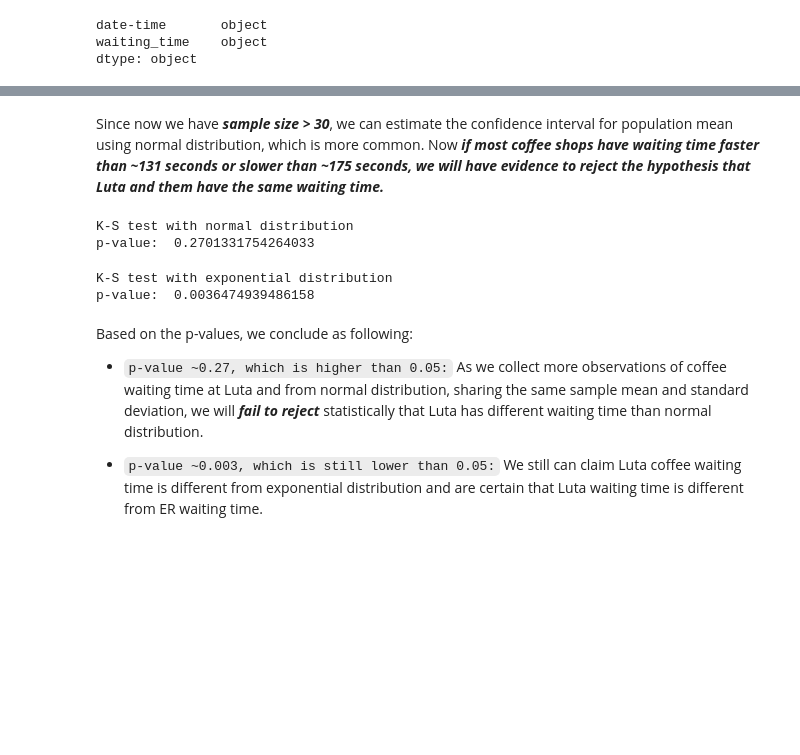
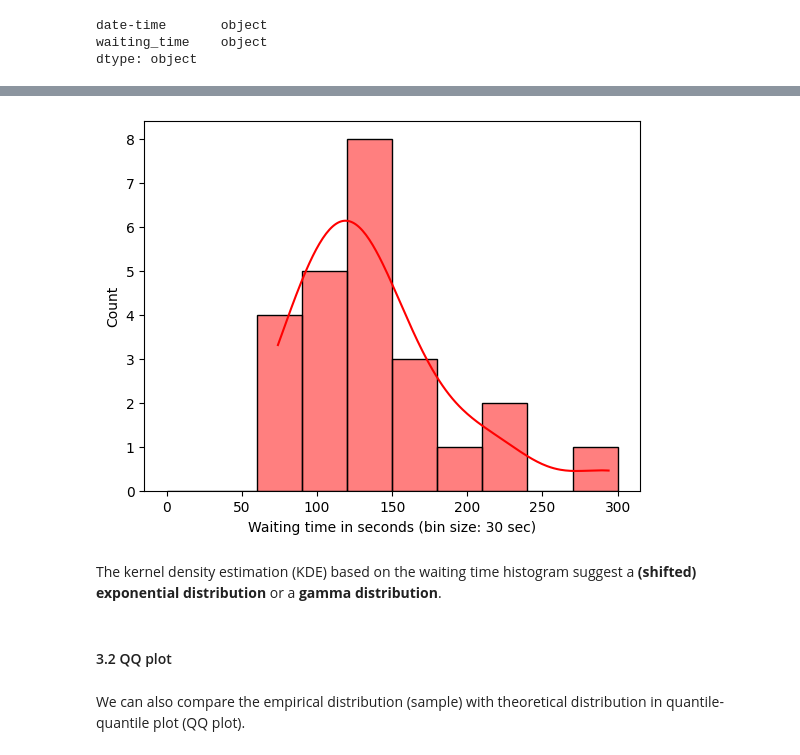
Before and after one commit to danicychao/Luta_waiting_time_hypothesis, a Jupyter notebook: luta_waiting_time_statistical_analysis.ipynb, the cells around one changed output, grey strips where cells are left out. Saved outputs shown, nothing was run; the diff lists cells and outputs as text; code cells hidden in the pictures; blank space fills up the shorter version.

```diff
--- a/luta_waiting_time_statistical_analysis.ipynb
+++ b/luta_waiting_time_statistical_analysis.ipynb
@@ -197,2 +115,0 @@ The 95%-confidence interval for the population mean of new mock sample is in the
-# %% [markdown]
-Since now we have ***sample size > 30***, we can estimate the confidence interval for population mean using normal distribution, which is more common. Now ***if most coffee shops have waiting time faster than ~131 seconds or slower than ~175 seconds, we will have evidence to reject the hypothesis that Luta and them have the same waiting time.***
@@ -204,17 +116,12 @@ def KS_report(sample_kde_points, dist_mock):
-# %%
-print('K-S test with normal distribution')
-KS_report(sample_kde_points, norm_sample)
-# %% [output]
-K-S test with normal distribution
-p-value:  0.2701331754264033
-# %%
-print('K-S test with exponential distribution')
-KS_report(sample_kde_points, exp_sample)
-# %% [output]
-K-S test with exponential distribution
-p-value:  0.0036474939486158
-# %% [markdown]
-Based on the p-values, we conclude as following:
-- `p-value ~0.27, which is higher than 0.05:` As we collect more observations of coffee waiting time at Luta and from normal distribution, sharing the same sample mean and standard deviation, we will ***fail to reject*** statistically that Luta has different waiting time than normal distribution.
-
-- `p-value ~0.003, which is still lower than 0.05:` We still can claim Luta coffee waiting time is different from exponential distribution and are certain that Luta waiting time is different from ER waiting time.
+# %%
+sns.histplot(data=data, x="waiting_total_seconds", binwidth=30, binrange=[0, 300], kde=True, color='red')
+plt.xlabel('Waiting time in seconds (bin size: 30 sec)')
+plt.savefig("figures/histograms_kde.png", bbox_inches='tight')
+# %% [output]
+[figure, added]
+# %% [markdown]
+The kernel density estimation (KDE) based on the waiting time histogram suggest a **(shifted) exponential distribution** or a **gamma distribution**.
+# %% [markdown]
+#### 3.2 QQ plot
+# %% [markdown]
+We can also compare the empirical distribution (sample) with theoretical distribution in quantile-quantile plot (QQ plot).
```
Also changed, not shown: parts of 94 cells of this notebook.
